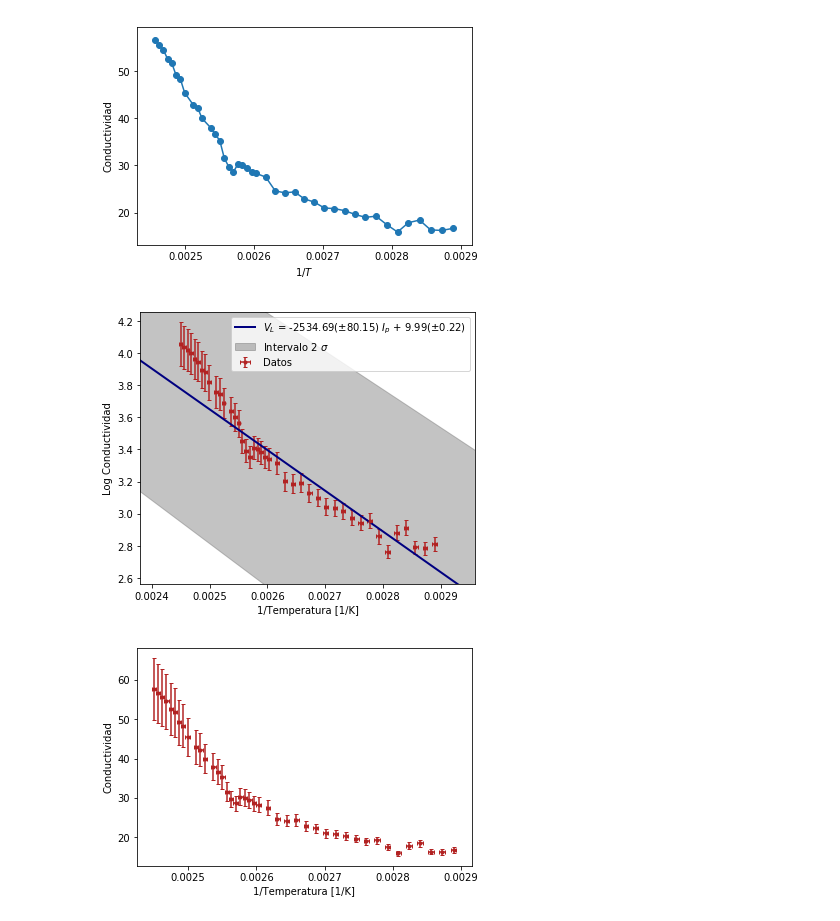
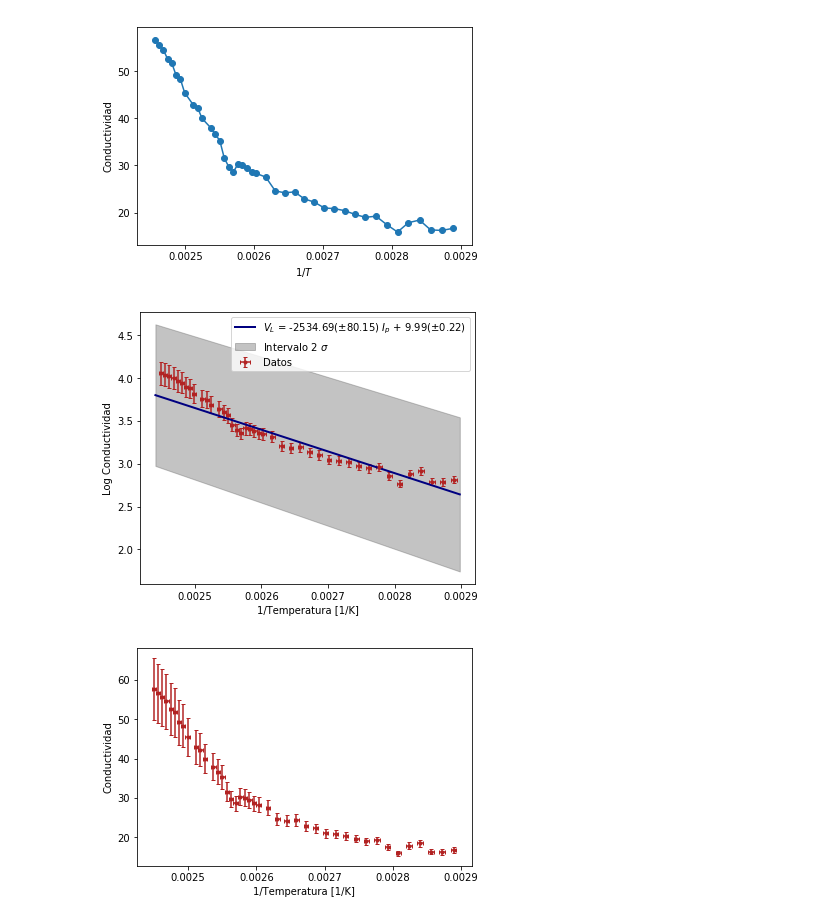
Before and after one commit to jamontanac/Laboratorio-Avanzado, a Jupyter notebook: Hall_Effect/Analisis.ipynb, the cells around one changed output. Saved outputs shown, nothing was run; the diff lists cells and outputs as text; code cells hidden in the pictures.

```diff
--- a/Hall_Effect/Analisis.ipynb
+++ b/Hall_Effect/Analisis.ipynb
@@ -422,32 +422,32 @@ R_2=np.abs(pcov[1,0]/np.sqrt(pcov[0,0]*pcov[1,1]))
 nstd = 2.0 #Dibujar 5 sigma
 popt_up = popt + nstd*perr
 popt_dw = popt - nstd*perr
-x_fit = np.linspace(min(x_obs)-0.05, max(x_obs)+0.05, 100)
+x_fit = np.linspace(min(x_obs)-0.000009, max(x_obs)+0.000009, 100)
 fit = model(popt, x_fit)
 fit_up = model(popt_up, x_fit)
 fit_dw= model(popt_dw, x_fit)
 # %%
 plt.figure(figsize=(6,5))
 plt.rcParams["font.size"]= 10
 plt.errorbar(x_obs, y_obs, yerr=y_err, xerr=x_err,capsize=2,fmt=".",color="firebrick", label="Datos",ecolor="firebrick")
 #plt.xlabel("Corriente bobina [mA]", fontsize=18)
 #plt.ylabel("Campo magnetico(mT)", fontsize=18)
 plt.xlabel(r"1/Temperatura [1/K]")
 plt.ylabel("Log Conductividad")
 #plt.title("fit with error on both axis", fontsize=18)
 plt.plot(x_fit, fit, "navy", lw=2, label=r"$V_L$ = {}($\pm${}) $I_p$ {} {}($\pm${})".format(round(popt[0],2),
                                                                                     round(perr[0],2),"+" if popt[1]>0 else "-",
                                                                                     round(np.abs(popt[1]),2),round(perr[1],2)))
 plt.fill_between(x_fit, fit_up, fit_dw, alpha=.4,color="dimgray", label=r"Intervalo {} $\sigma$".format(int(nstd)))
 #plt.legend(loc="best",fontsize=18)
 #plt.text(min(x_obs), 0.55*max(y_obs), r'$R^2$={}'.format(round(R_2,3)))
 plt.legend(loc="best")
-plt.xlim(min(x_obs)-0.00007,max(x_obs)+0.00007)
-plt.ylim(min(y_obs)-0.2,max(y_obs)+0.2)
+#plt.xlim(min(x_obs)-0.00007,max(x_obs)+0.00007)
+#plt.ylim(min(y_obs)-0.2,max(y_obs)+0.2)
 plt.savefig("Figuras/Comnductividad_Temperatura.png")
 plt.show()
 # %% [output]
-[figure, old version]
+[figure, new version]
 # %%
 x_obs = np.array(1.0/Act_4_1["Temperatura"])
 y_obs = np.array(Act_4_1["Ip"]/Act_4_1["Voltaje longitudinal"])
```
Also changed, not shown: parts of 5 cells of this notebook.
